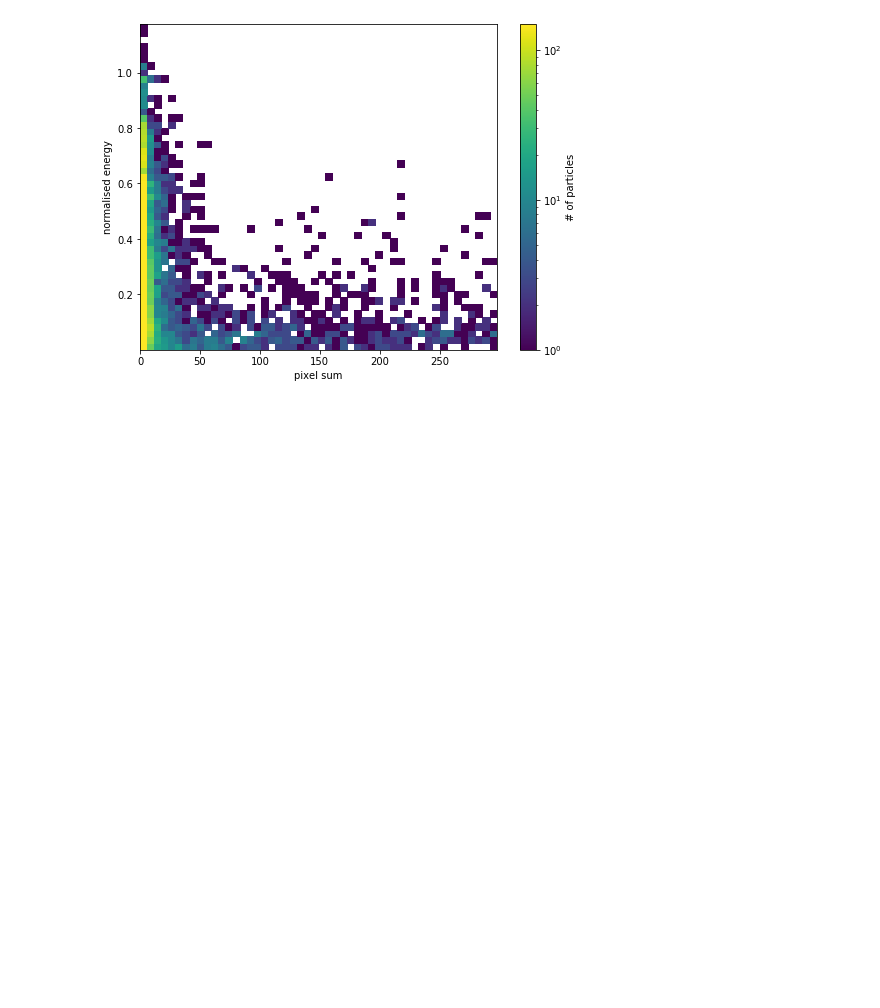
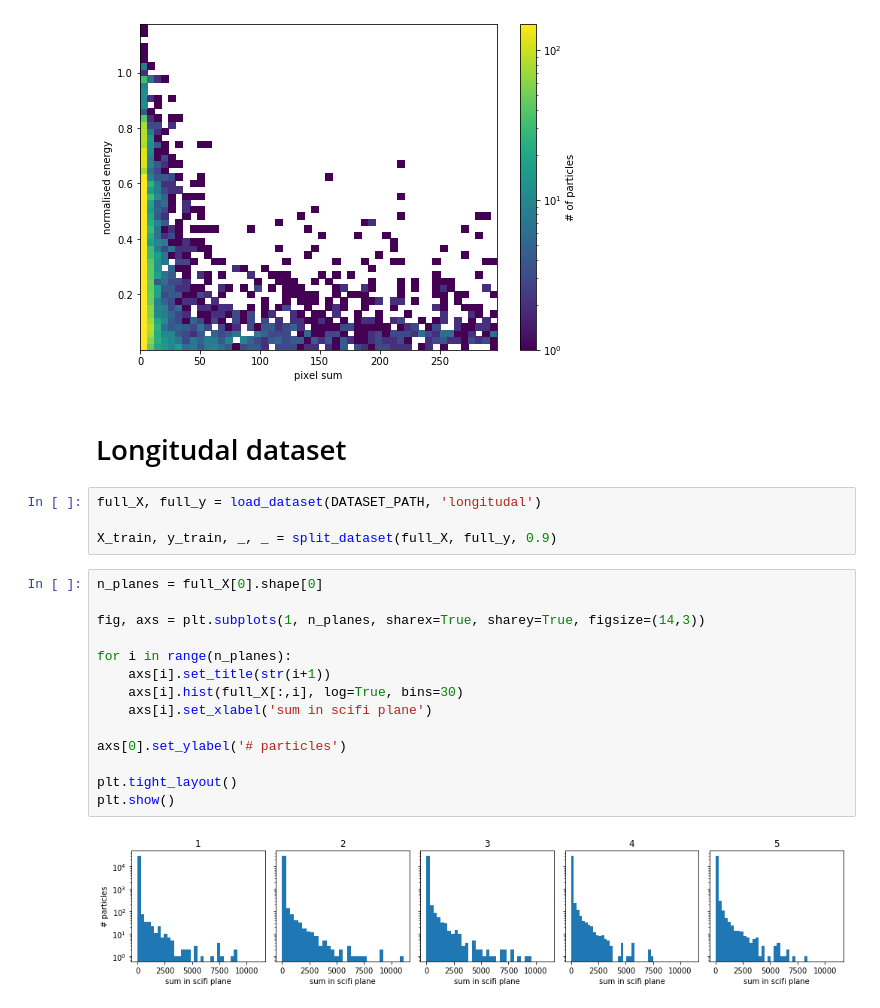
Before and after one commit to pauldebryas/SND_trackers_My_data, a Jupyter notebook: data_visualisation.ipynb, the cells around one changed output. Saved outputs shown, nothing was run; the diff lists cells and outputs as text; blank space fills up the shorter version.

Commit message:
Added visualisation of pixel sums across scifi planes

```diff
--- a/data_visualisation.ipynb
+++ b/data_visualisation.ipynb
@@ -200,3 +157,25 @@ cbar.set_label('# of particles')
 plt.show()
 # %% [output]
 [figure]
+# %% [markdown]
+# Longitudal dataset
+# %%
+full_X, full_y = load_dataset(DATASET_PATH, 'longitudal')
+
+X_train, y_train, _, _ = split_dataset(full_X, full_y, 0.9)
+# %%
+n_planes = full_X[0].shape[0]
+
+fig, axs = plt.subplots(1, n_planes, sharex=True, sharey=True, figsize=(14,3))
+
+for i in range(n_planes):
+    axs[i].set_title(str(i+1))
+    axs[i].hist(full_X[:,i], log=True, bins=30)
+    axs[i].set_xlabel('sum in scifi plane')
+
+axs[0].set_ylabel('# particles')
+
+plt.tight_layout()
+plt.show()
+# %% [output]
+[figure, added]
```
Also changed, not shown: parts of 18 cells of this notebook.
